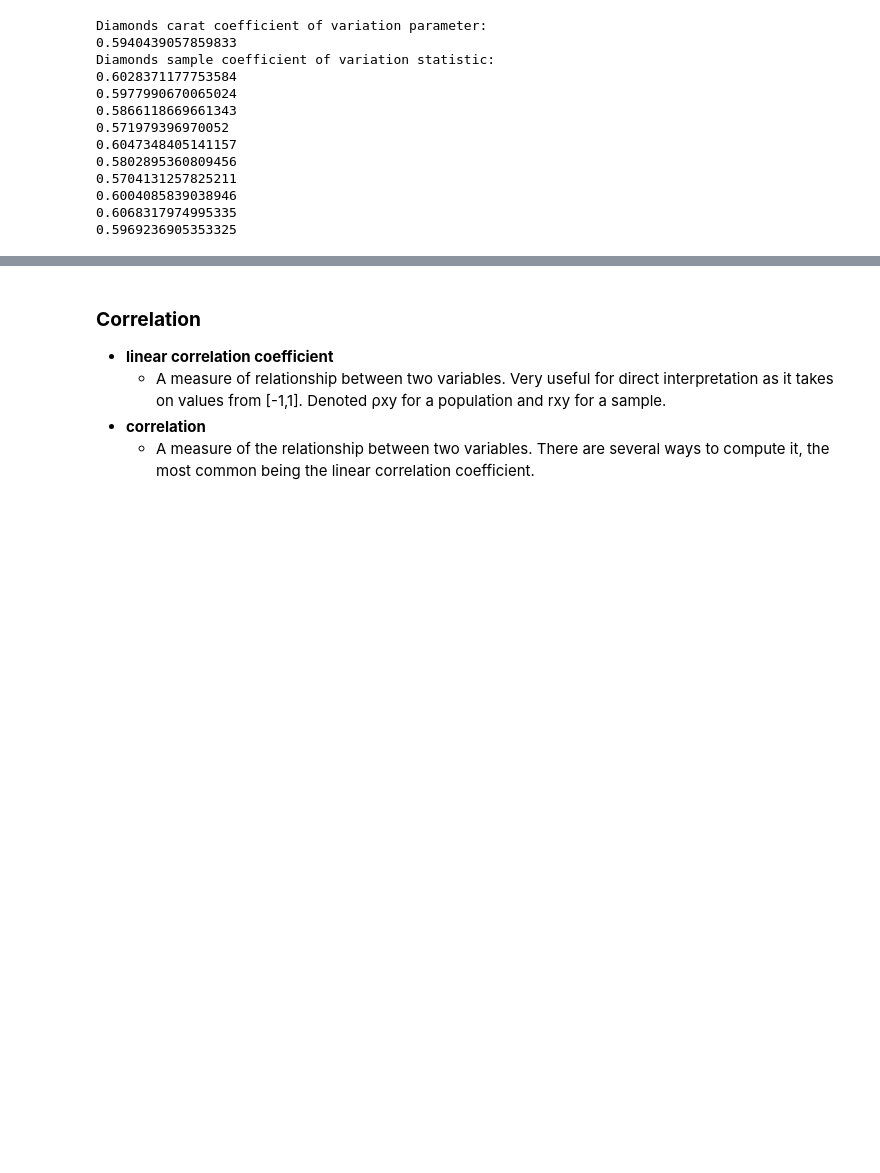
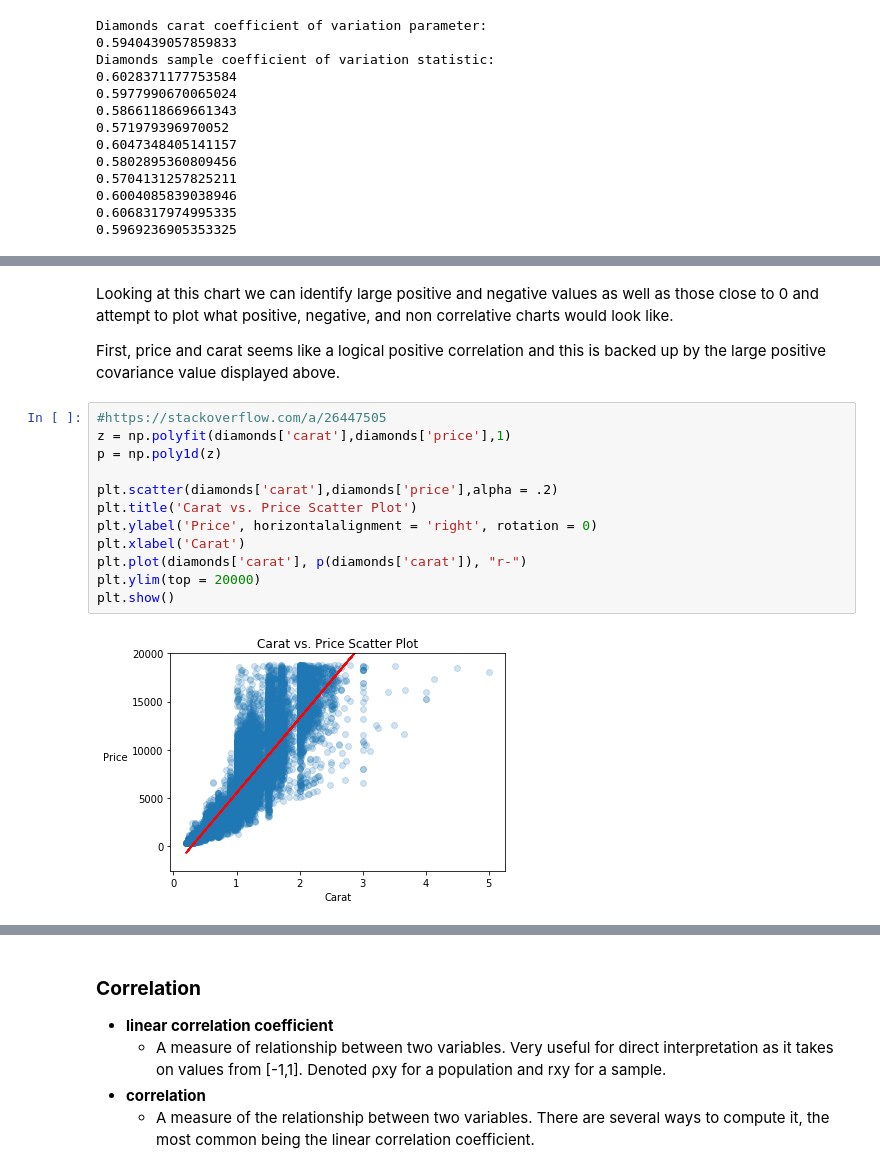
Before and after one commit to jmeguira/stats, a Jupyter notebook: stats_notebook.ipynb, the cells around one changed output, grey strips where cells are left out. Drawn from its saved outputs; the diff is of its cells as text; blank space fills up the shorter version.

Commit message:
added to covariance section

```diff
--- a/stats_notebook.ipynb
+++ b/stats_notebook.ipynb
@@ -757,3 +759,21 @@ diamonds.cov()
 | x | -7.081931e+03 | 0.518484 | -0.040641 | 0.489643 | 3.958021e+03 | 1.258347 | 1.248789 | 0.768487 |
 | y | -7.039864e+03 | 0.515248 | -0.048009 | 0.468972 | 3.943271e+03 | 1.248789 | 1.304472 | 0.767320 |
 | z | -4.386754e+03 | 0.318917 | 0.095968 | 0.237996 | 2.424713e+03 | 0.768487 | 0.767320 | 0.498011 |
+# %% [markdown]
+Looking at this chart we can identify large positive and negative values as well as those close to 0 and attempt to plot what positive, negative, and non correlative charts would look like.
+
+First, price and carat seems like a logical positive correlation and this is backed up by the large positive covariance value displayed above.
+# %%
+#https://stackoverflow.com/a/26447505
+z = np.polyfit(diamonds['carat'],diamonds['price'],1)
+p = np.poly1d(z)
+
+plt.scatter(diamonds['carat'],diamonds['price'],alpha = .2)
+plt.title('Carat vs. Price Scatter Plot')
+plt.ylabel('Price', horizontalalignment = 'right', rotation = 0)
+plt.xlabel('Carat')
+plt.plot(diamonds['carat'], p(diamonds['carat']), "r-")
+plt.ylim(top = 20000)
+plt.show()
+# %% [output]
+[figure, added]
```
Also changed, not shown: parts of 6 cells of this notebook.
